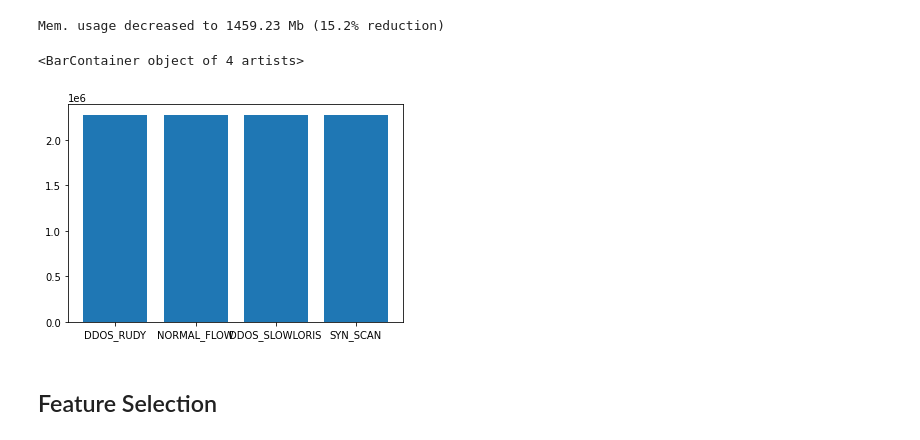
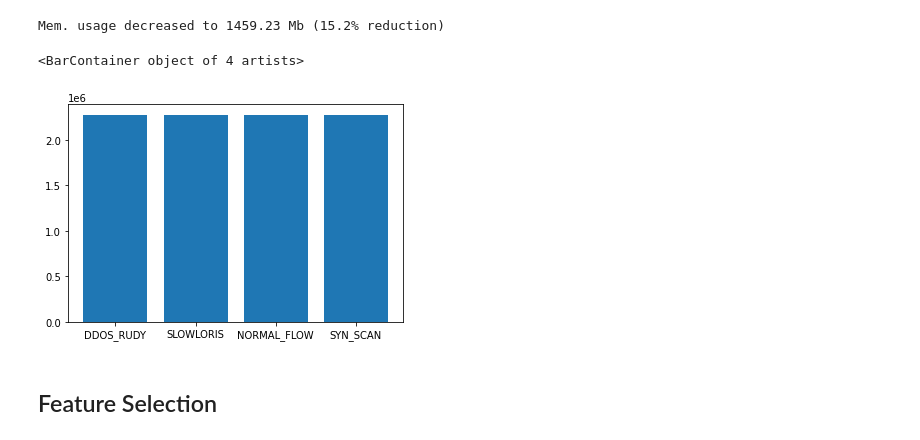
Before and after one commit to gusmendez99/sds-project-1, a Jupyter notebook: Preprocessing.ipynb, the cells around one changed output. Saved outputs shown, nothing was run; the diff lists cells and outputs as text; code cells hidden in the pictures.

```diff
--- a/Preprocessing.ipynb
+++ b/Preprocessing.ipynb
@@ -283,13 +283,13 @@ Mem. usage decreased to 1459.23 Mb (15.2% reduction)
 # %%
 values = [df[df['LABEL'] == 0].shape[0],
     df[df['LABEL'] == 1].shape[0],
     df[df['LABEL'] == 2].shape[0],
     df[df['LABEL'] == 3].shape[0]]
-names = ["DDOS_RUDY", "NORMAL_FLOW", "DDOS_SLOWLORIS", "SYN_SCAN"]
+names = ["DDOS_RUDY", "SLOWLORIS", "NORMAL_FLOW", "SYN_SCAN"]
 plt.bar(names, values)
 # %% [output]
 <BarContainer object of 4 artists>
-[figure, old version]
+[figure, new version]
 # %% [markdown]
 ## Feature Selection
 # %%
```
Also changed, not shown: parts of 4 cells of this notebook, 1 other file.
